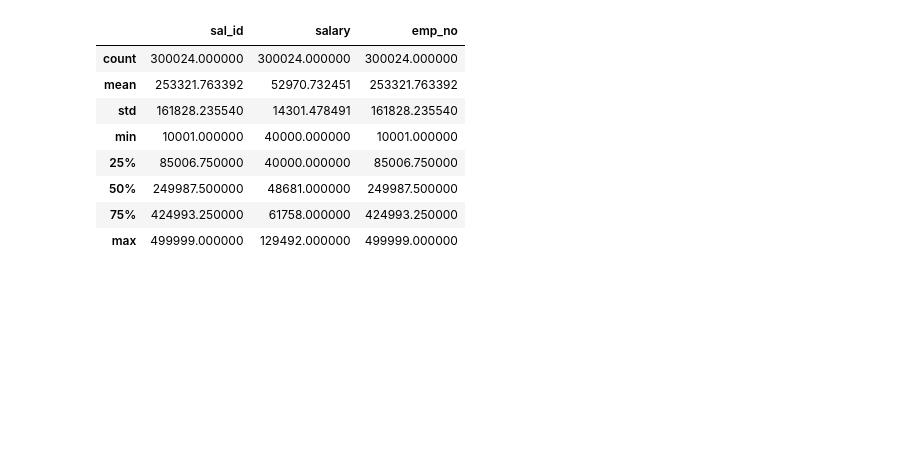
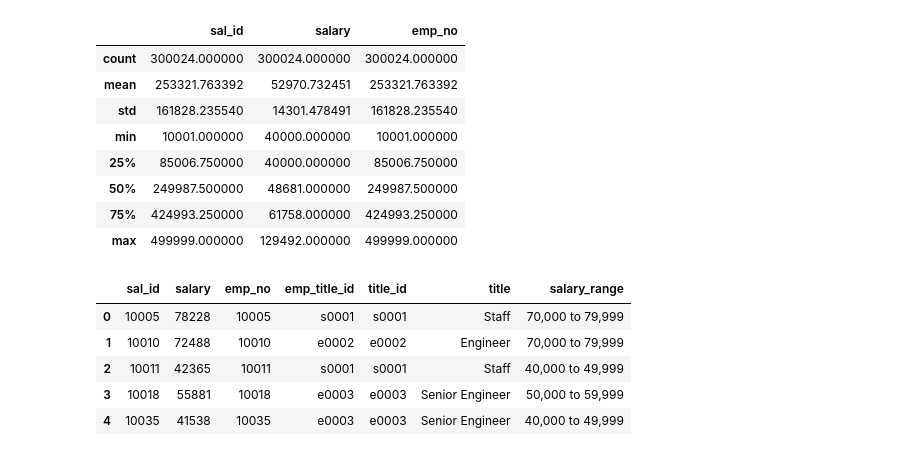
Before and after one commit to ShonaCritch/SQL-Challenge, a Jupyter notebook: EmployeeSQL/SQLAlchemy_Analysis.ipynb, the cells around one changed output. Cells and saved outputs as stored; diff of their text form; code cells hidden in the pictures; blank space fills up the shorter version.

```diff
--- a/EmployeeSQL/SQLAlchemy_Analysis.ipynb
+++ b/EmployeeSQL/SQLAlchemy_Analysis.ipynb
@@ -130,0 +132,11 @@ group_labels = ["0 to 10k", "10k to 20k", "20k to 30k", "30k to 40k", "40k to 50
+# %%
+#cut df to add bins
+df["salary_range"] = pd.cut(df["salary"], bins, labels=group_labels, include_lowest=True)
+df.head()
+# %% [output]
+|  | sal_id | salary | emp_no | emp_title_id | title_id | title | salary_range |
+| 0 | 10005 | 78228 | 10005 | s0001 | s0001 | Staff | 70,000 to 79,999 |
+| 1 | 10010 | 72488 | 10010 | e0002 | e0002 | Engineer | 70,000 to 79,999 |
+| 2 | 10011 | 42365 | 10011 | s0001 | s0001 | Staff | 40,000 to 49,999 |
+| 3 | 10018 | 55881 | 10018 | e0003 | e0003 | Senior Engineer | 50,000 to 59,999 |
+| 4 | 10035 | 41538 | 10035 | e0003 | e0003 | Senior Engineer | 40,000 to 49,999 |
```
Also changed, not shown: parts of 21 cells of this notebook.
